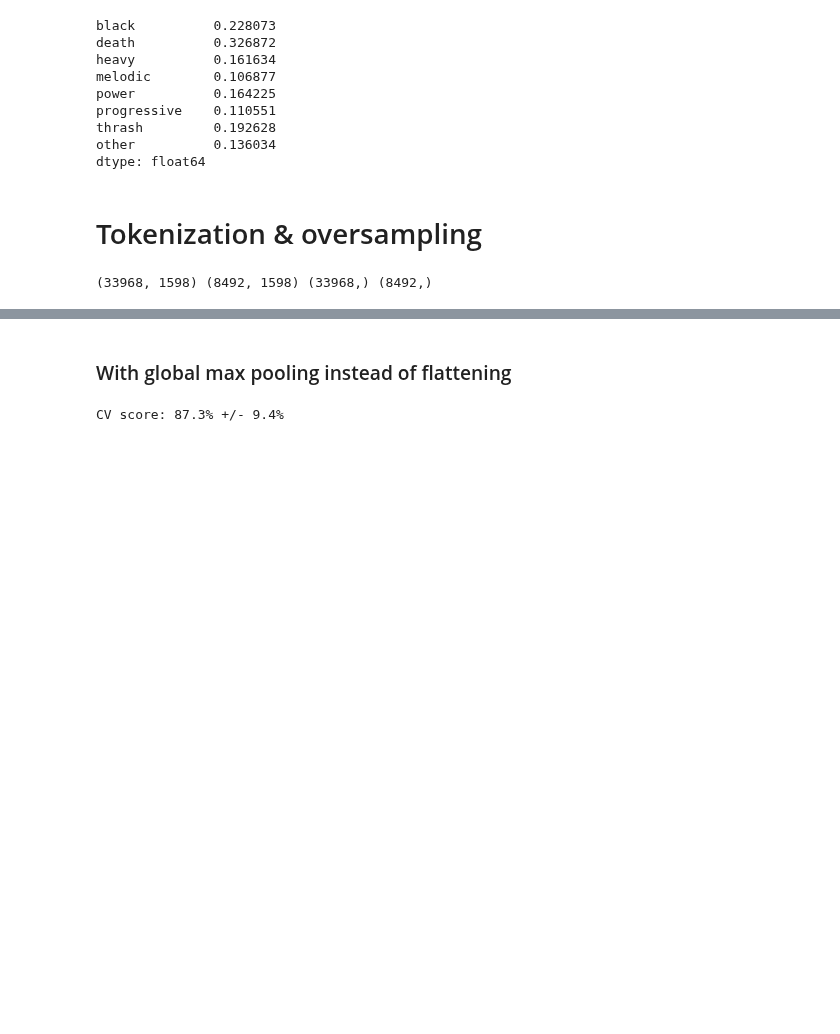
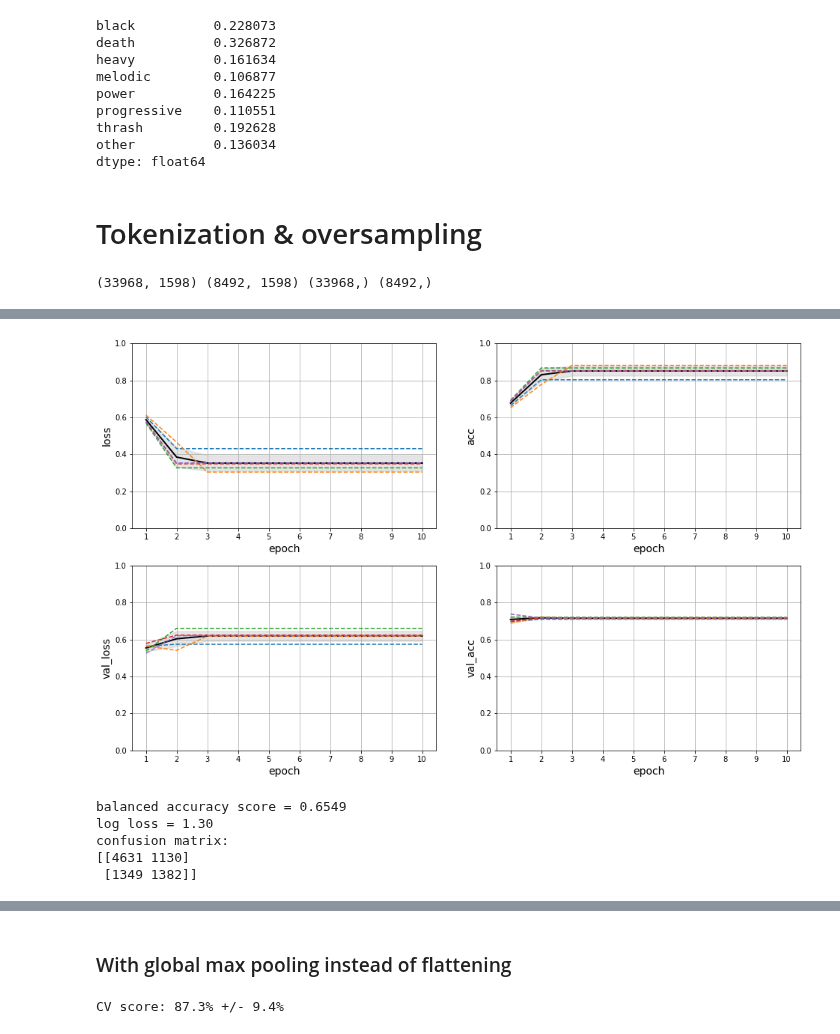
Before and after one commit to pdqnguyen/metallyrics, a Jupyter notebook: create-embedded-dataframe.ipynb, the cells around one changed output, grey strips where cells are left out. Drawn from its saved outputs; the diff is of its cells as text; code cells hidden in the pictures; blank space fills up the shorter version.

```diff
--- a/create-embedded-dataframe.ipynb
+++ b/create-embedded-dataframe.ipynb
@@ -190,0 +291,11 @@ model = KerasClassifier(create_model, input_dim=vocab_size, output_dim=embedding
+# %%
+model, y_pred, y_prob = predict_report(
+    KerasClassifier,
+    X_train,
+    y_train,
+    X_test,
+    y_test,
+    oversampler=RandomOverSampler(random_state=0),
+    clf_args=(create_model,),
+    clf_kwargs=nn_params
+)
@@ -191 +368,46 @@ model = KerasClassifier(create_model, input_dim=vocab_size, output_dim=embedding
+# %%
+epochs = range(1, model_params['epochs'] + 1)
+metrics = np.array([
+    ['loss', 'acc'],
+    ['val_loss', 'val_acc']
+])
+# metrics = np.array(['loss', 'acc'])
+fig, axes = plt.subplots(metrics.shape[0], metrics.shape[1], figsize=(16, 5 * metrics.shape[0]))
+for i, metric in enumerate(metrics.flatten()):
+    ax = axes.flatten()[i]
+    histories = np.zeros((len(epochs), len(models)))
+    for j, model in enumerate(models):
+        history = model.model.history.history[metric]
+        history += [history[-1]] * (len(epochs) - len(history))
+        histories[:, j] = history
+    mean = histories.mean(axis=1)
+    std = histories.std(axis=1)
+    ax.plot(epochs, mean, c='k', lw=2)
+    ax.fill_between(epochs, mean - std, mean + std, color='k', alpha=0.1)
+    for j in range(histories.shape[1]):
+        ax.plot(epochs, histories[:, j], '--')
+    ax.set_ylim(0, 1)
+    ax.set_xticks(epochs)
+    ax.set_xlabel('epoch', size=14)
+    ax.set_ylabel(metric, size=14)
+    ax.grid()
+plt.show()
+# %% [output]
+[figure, added]
+# %%
+model = KerasClassifier(create_model, **model_params)
+X_train_r, y_train_r = RandomOverSampler(random_state=0).fit_resample(X_train, y_train)
+model.fit(X_train_r, y_train_r, validation_data=None)
+y_pred = model.predict(X_test)
+y_prob = model.predict_proba(X_test)
+print("balanced accuracy score = {:.4f}".format(balanced_accuracy_score(y_test, y_pred)))
+print("log loss = {:.2f}".format(log_loss(y_test, y_prob)))
+print("confusion matrix:")
+print(confusion_matrix(y_test, y_pred))
+# %% [output]
+balanced accuracy score = 0.6549
+log loss = 1.30
+confusion matrix:
+[[4631 1130]
+ [1349 1382]]
 # %%
```
Also changed, not shown: parts of 13 cells of this notebook.
